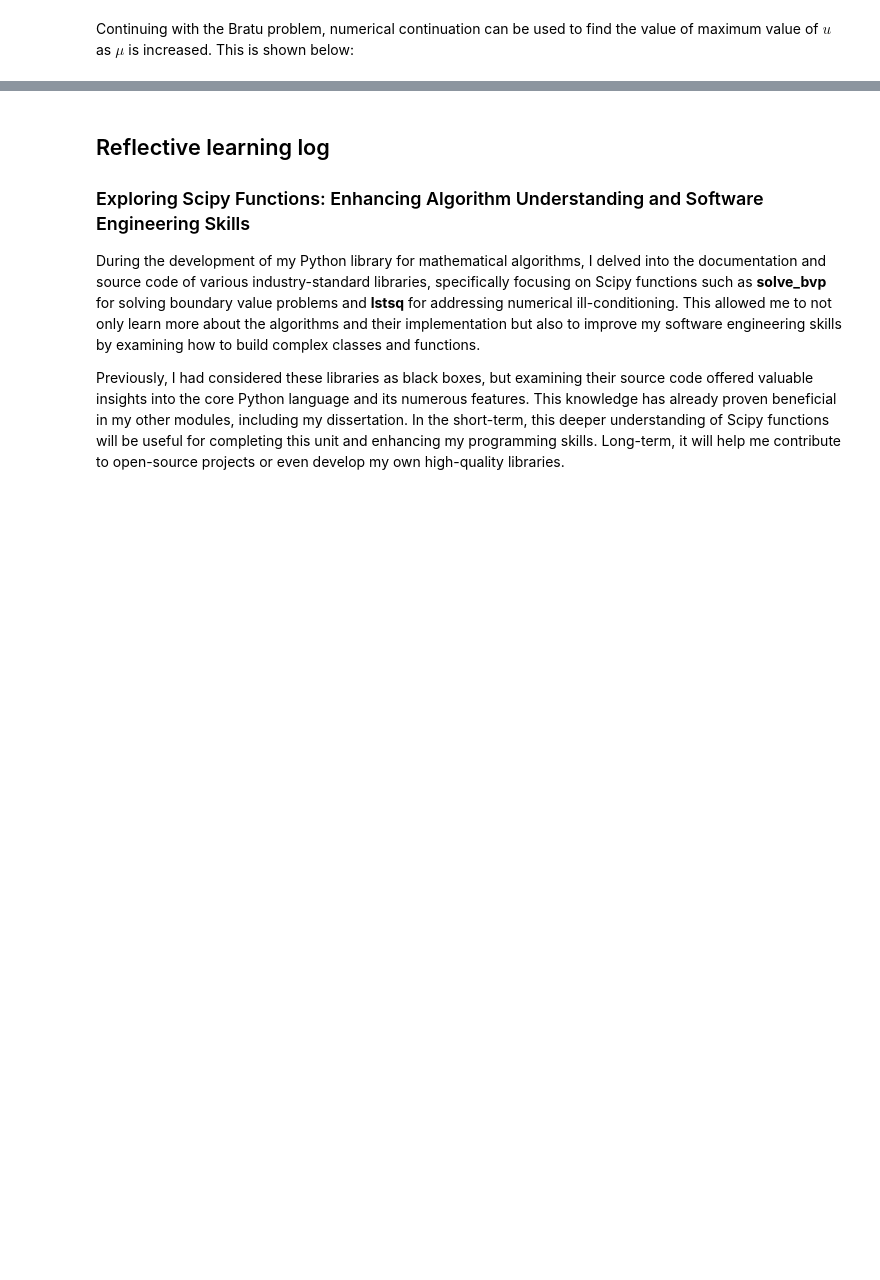
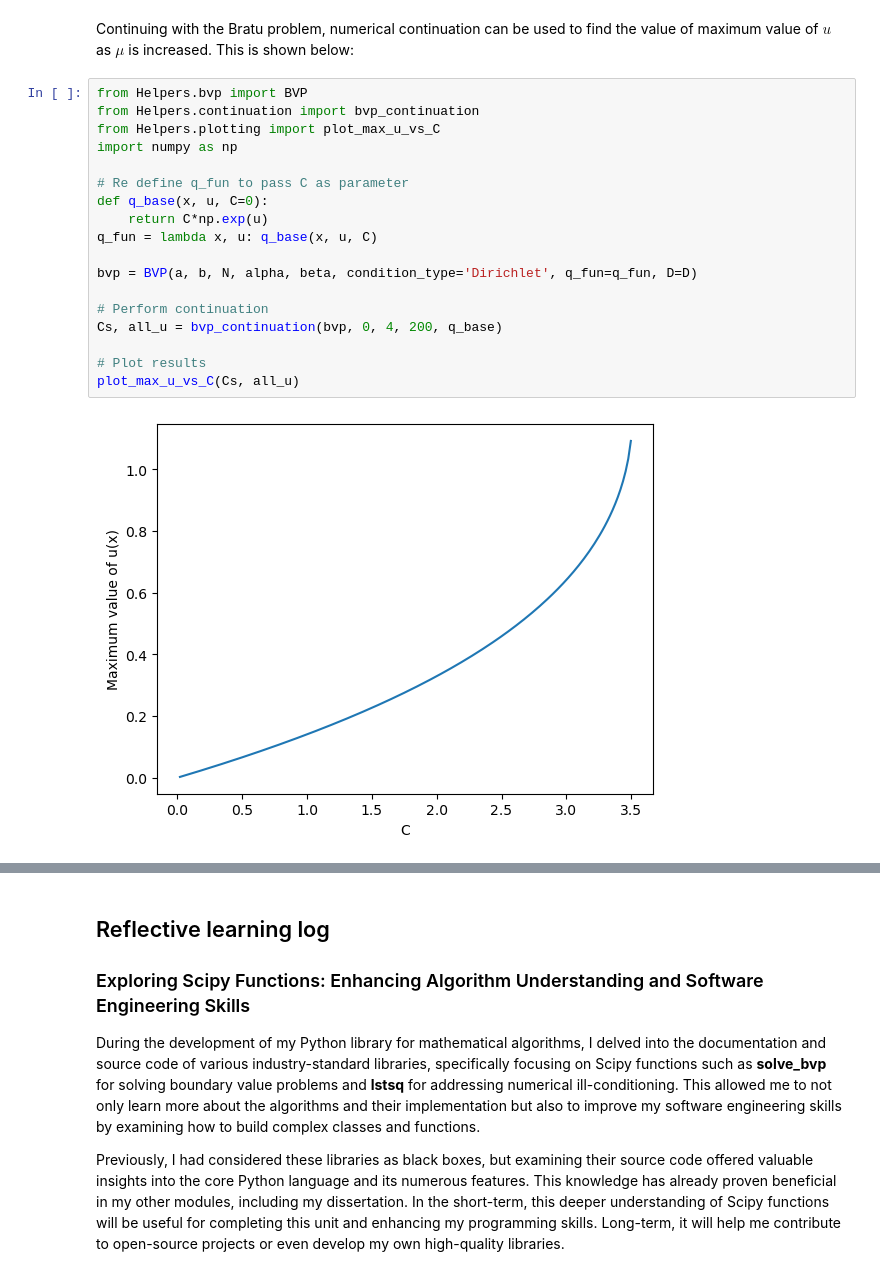
Before and after one commit to dupput/EMAT3008-ScientificComputing, a Jupyter notebook: Report.ipynb, the cells around one changed output, grey strips where cells are left out. Drawn from its saved outputs; the diff is of its cells as text; blank space fills up the shorter version.

Commit message:
Fixes to boundary condition generalisations and update to report

```diff
--- a/Report.ipynb
+++ b/Report.ipynb
@@ -188,2 +175,22 @@ plot_bvp(bvp, u_linear, u_analytical)
 # %% [markdown]
 Continuing with the Bratu problem, numerical continuation can be used to find the value of maximum value of $u$ as $\mu$ is increased. This is shown below:
+# %%
+from Helpers.bvp import BVP
+from Helpers.continuation import bvp_continuation
+from Helpers.plotting import plot_max_u_vs_C
+import numpy as np
+
+# Re define q_fun to pass C as parameter
+def q_base(x, u, C=0):
+    return C*np.exp(u)
+q_fun = lambda x, u: q_base(x, u, C)
+
+bvp = BVP(a, b, N, alpha, beta, condition_type='Dirichlet', q_fun=q_fun, D=D)
+
+# Perform continuation
+Cs, all_u = bvp_continuation(bvp, 0, 4, 200, q_base)
+
+# Plot results
+plot_max_u_vs_C(Cs, all_u)
+# %% [output]
+[figure, added]
```
Also changed, not shown: parts of 14 cells of this notebook, 1 other file.
